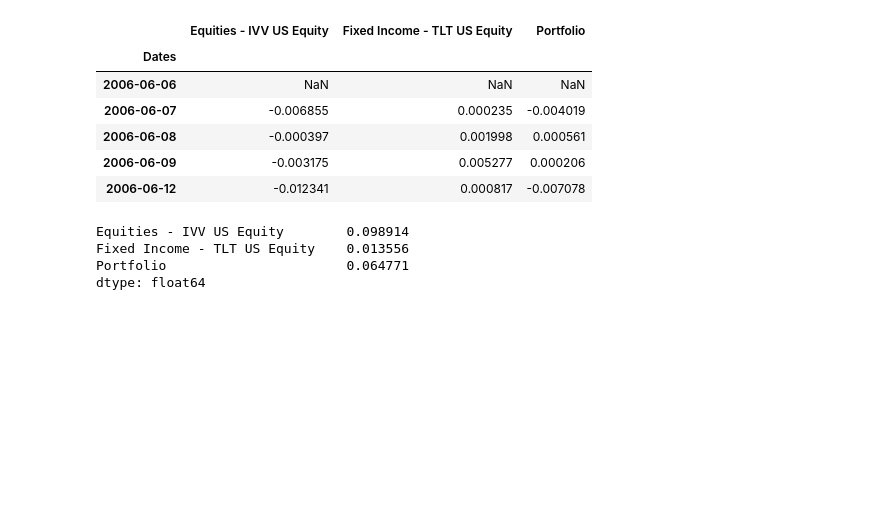
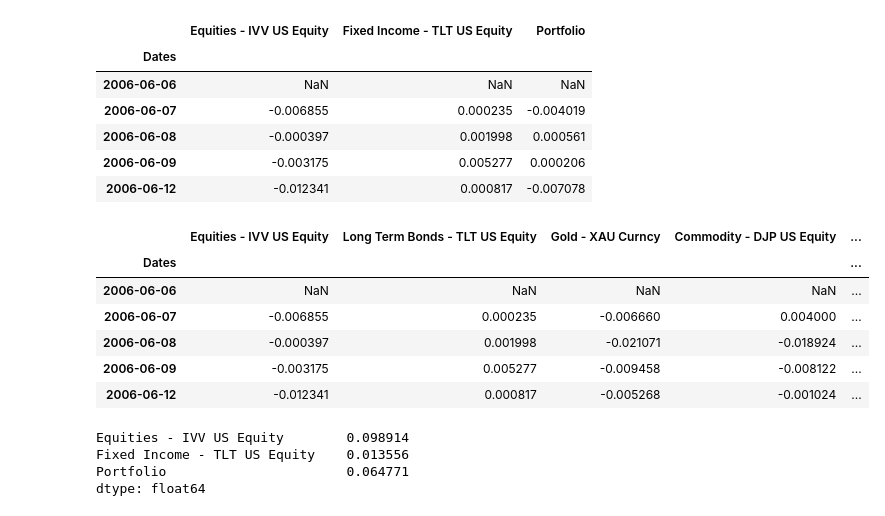
Before and after one commit to tommattoo/Dragon-Portfolio, a Jupyter notebook: dragon-portfolio.ipynb, the cells around one changed output. Drawn from its saved outputs; the diff is of its cells as text; code cells hidden in the pictures; blank space fills up the shorter version.

```diff
--- a/dragon-portfolio.ipynb
+++ b/dragon-portfolio.ipynb
@@ -444,6 +487,16 @@ percentage_return_60_40.head()
 | 2006-06-08 | -0.000397 | 0.001998 | 0.000561 |
 | 2006-06-09 | -0.003175 | 0.005277 | 0.000206 |
 | 2006-06-12 | -0.012341 | 0.000817 | -0.007078 |
+# %%
+percentage_return_all_weather.head()
+# %% [output]
+|  | Equities - IVV US Equity | Long Term Bonds - TLT US Equity | Gold - XAU Curncy | Commodity - DJP US Equity | ... |
+| Dates |  |  |  |  | ... |
+| 2006-06-06 | NaN | NaN | NaN | NaN | ... |
+| 2006-06-07 | -0.006855 | 0.000235 | -0.006660 | 0.004000 | ... |
+| 2006-06-08 | -0.000397 | 0.001998 | -0.021071 | -0.018924 | ... |
+| 2006-06-09 | -0.003175 | 0.005277 | -0.009458 | -0.008122 | ... |
+| 2006-06-12 | -0.012341 | 0.000817 | -0.005268 | -0.001024 | ... |
 # %%
 #calcualte the annualized return of the assets in the percentage_return_df
 annualized_return_assets = percentage_return_60_40.mean() * 252
```
Also changed, not shown: parts of 10 cells of this notebook.
